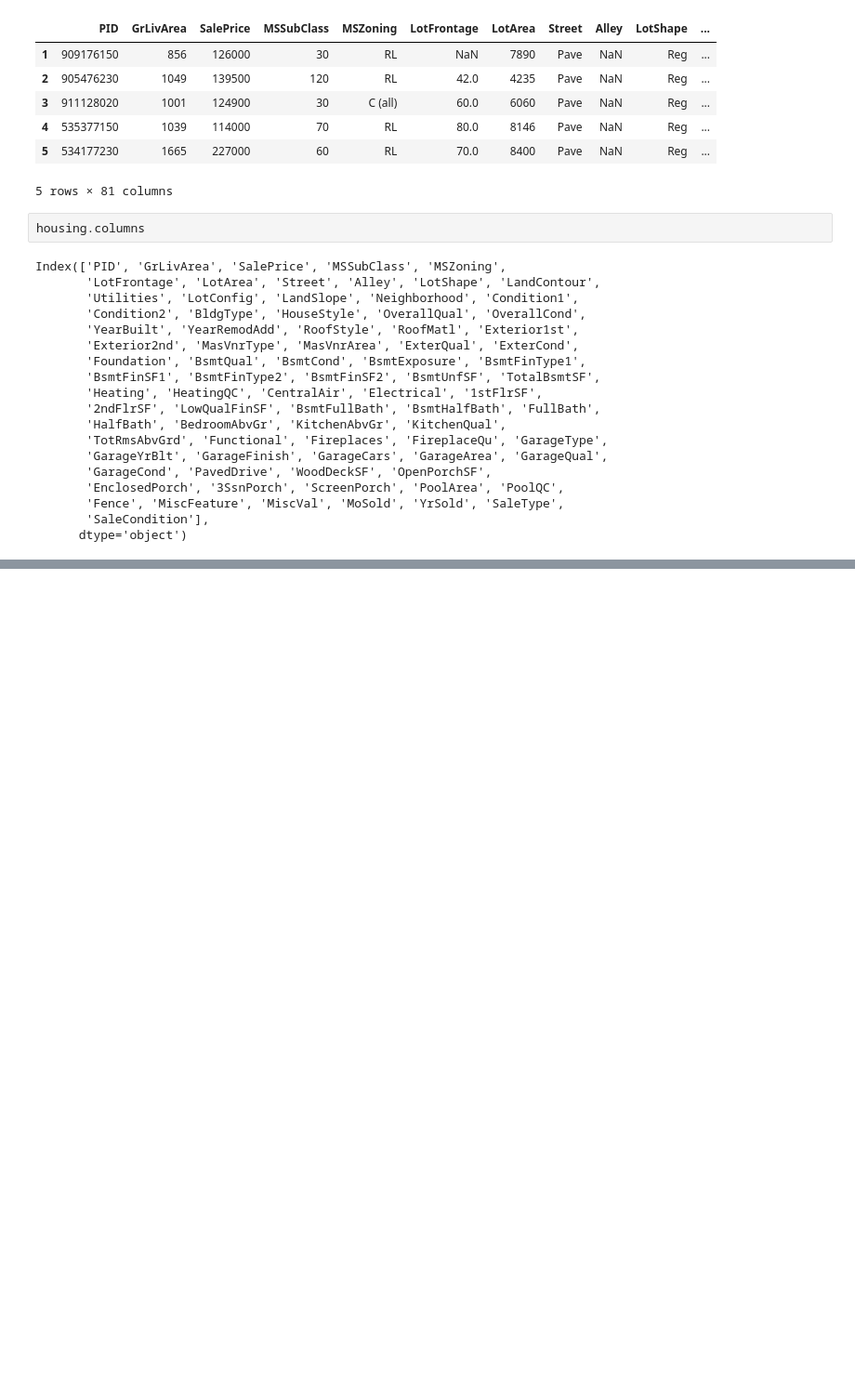
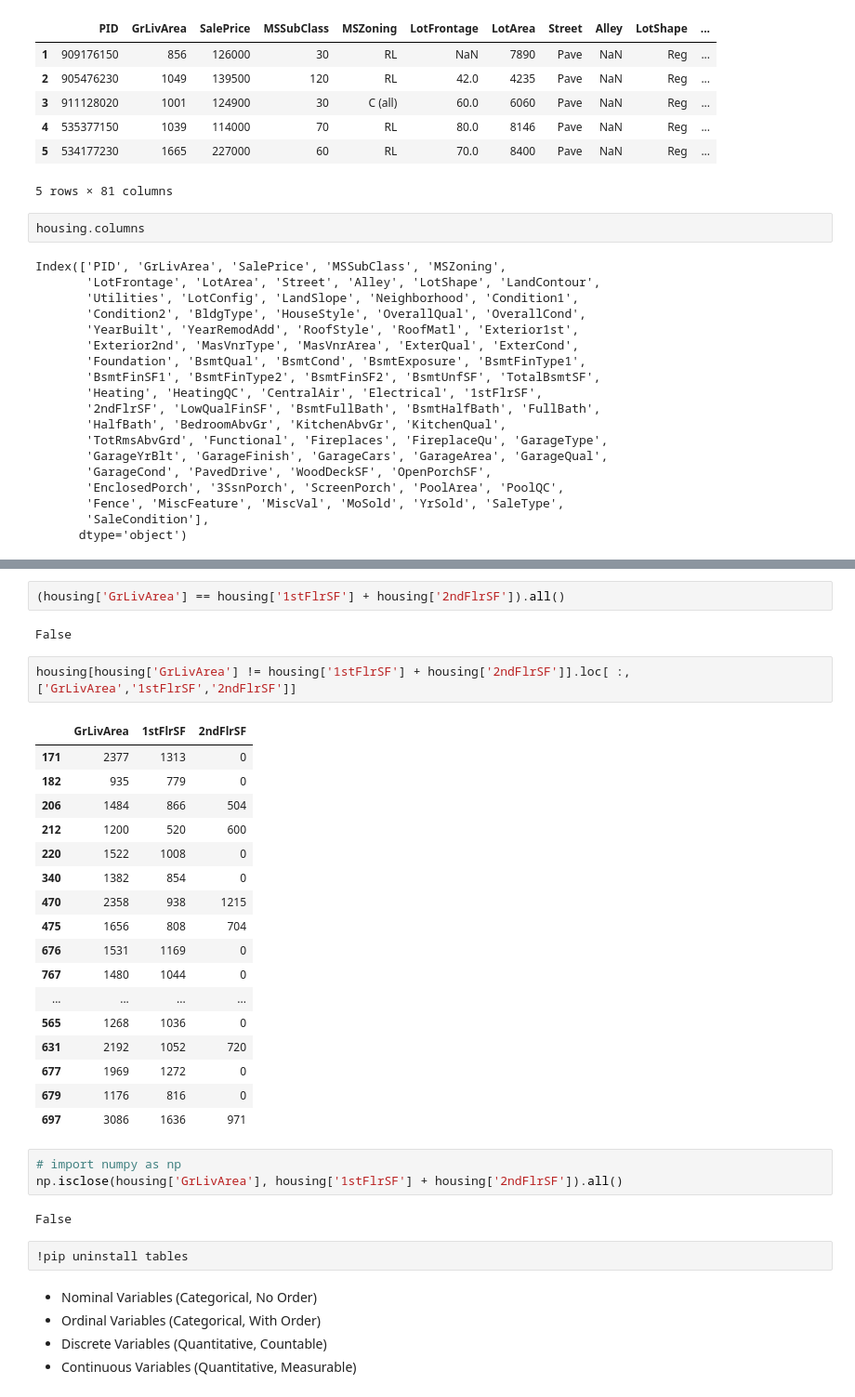
Before and after one commit to erinnyy/Ames_ML_Project, a Jupyter notebook: Ames_Machine_Learning_Project.ipynb, the cells around one changed output, grey strips where cells are left out. Shown: that part at 93% size. Cells and saved outputs as stored; diff of their text form; blank space fills up the shorter version.

```diff
--- a/Ames_Machine_Learning_Project.ipynb
+++ b/Ames_Machine_Learning_Project.ipynb
@@ -40,0 +104,36 @@ Index(['PID', 'GrLivArea', 'SalePrice', 'MSSubClass', 'MSZoning',
+# %%
+(housing['GrLivArea'] == housing['1stFlrSF'] + housing['2ndFlrSF']).all()
+# %% [output]
+False
+# %%
+housing[housing['GrLivArea'] != housing['1stFlrSF'] + housing['2ndFlrSF']].loc[ :,['GrLivArea','1stFlrSF','2ndFlrSF']]
+# %% [output]
+|  | GrLivArea | 1stFlrSF | 2ndFlrSF |
+| 171 | 2377 | 1313 | 0 |
+| 182 | 935 | 779 | 0 |
+| 206 | 1484 | 866 | 504 |
+| 212 | 1200 | 520 | 600 |
+| 220 | 1522 | 1008 | 0 |
+| 340 | 1382 | 854 | 0 |
+| 470 | 2358 | 938 | 1215 |
+| 475 | 1656 | 808 | 704 |
+| 676 | 1531 | 1169 | 0 |
+| 767 | 1480 | 1044 | 0 |
+| ... | ... | ... | ... |
+| 565 | 1268 | 1036 | 0 |
+| 631 | 2192 | 1052 | 720 |
+| 677 | 1969 | 1272 | 0 |
+| 679 | 1176 | 816 | 0 |
+| 697 | 3086 | 1636 | 971 |
+# %%
+# import numpy as np
+np.isclose(housing['GrLivArea'], housing['1stFlrSF'] + housing['2ndFlrSF']).all()
+# %% [output]
+False
+# %%
+!pip uninstall tables
+# %% [markdown]
+- Nominal Variables (Categorical, No Order)
+- Ordinal Variables (Categorical, With Order)
+- Discrete Variables (Quantitative, Countable)
+- Continuous Variables (Quantitative, Measurable)
```
Also changed, not shown: parts of 7 cells of this notebook.
